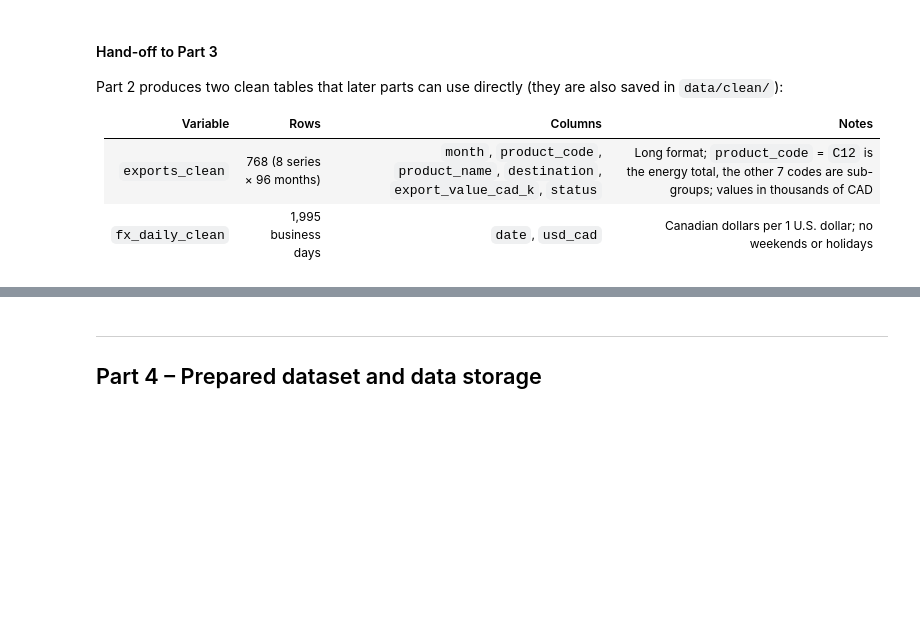
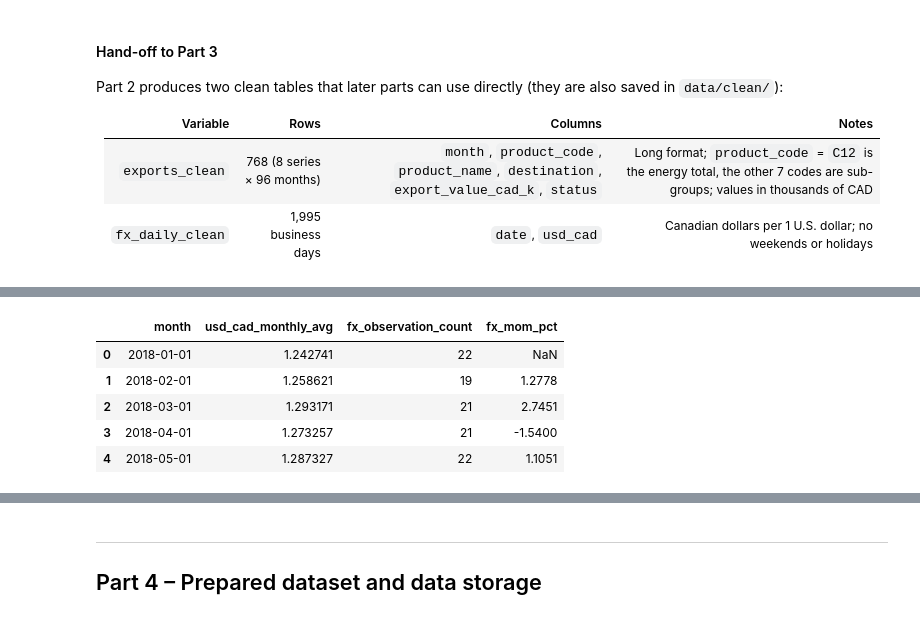
Before and after one commit to Lingliliee/Milestone-2, a Jupyter notebook: notebooks/milestone2_pipeline.ipynb, the cells around one changed output, grey strips where cells are left out. Cells and saved outputs as stored; diff of their text form; code cells hidden in the pictures; blank space fills up the shorter version.

Commit message:
Complete Part 3 data transformation and integration

```diff
--- a/notebooks/milestone2_pipeline.ipynb
+++ b/notebooks/milestone2_pipeline.ipynb
@@ -547,0 +563,16 @@ _Add your code below. Inputs: `exports_clean` and `fx_daily_clean` from Part 2._
+# %%
+from pathlib import Path
+import pandas as pd
+
+# Use the clean tables and settings already created by Part 2.
+p3_exports = exports_clean.copy()
+p3_fx = fx_daily_clean.copy()
+expected_months = pd.date_range(START_MONTH + '-01', END_MONTH + '-01', freq='MS')
+p3_keys = ['month', 'product_code', 'destination']
+p3_exports = p3_exports.sort_values(['product_code', 'destination', 'month']).reset_index(drop=True)
+
+# A missing or duplicate month would make shift(1) or shift(12) compare the wrong rows.
+for series_key, series in p3_exports.groupby(['product_code', 'destination']):
+    assert pd.DatetimeIndex(series['month']).equals(expected_months), f'Check monthly coverage: {series_key}'
+
+print(f"Inputs: {len(p3_exports):,} export rows; {len(p3_fx):,} daily FX observations.")
@@ -547,0 +588,17 @@ _Add your code below. Inputs: `exports_clean` and `fx_daily_clean` from Part 2._
+# %%
+p3_fx['month'] = p3_fx['date'].dt.to_period('M').dt.to_timestamp()
+fx_monthly = p3_fx.groupby('month', as_index=False).agg(
+    usd_cad_monthly_avg=('usd_cad', 'mean'),
+    fx_observation_count=('usd_cad', 'count')
+)
+fx_monthly = fx_monthly.sort_values('month').reset_index(drop=True)
+assert pd.DatetimeIndex(fx_monthly['month']).equals(expected_months), 'Check missing or unexpected FX months.'
+fx_monthly['fx_mom_pct'] = fx_monthly['usd_cad_monthly_avg'].pct_change(fill_method=None) * 100
+display(fx_monthly.head().round({'usd_cad_monthly_avg': 6, 'fx_mom_pct': 4}))
+# %% [output]
+|  | month | usd_cad_monthly_avg | fx_observation_count | fx_mom_pct |
+| 0 | 2018-01-01 | 1.242741 | 22 | NaN |
+| 1 | 2018-02-01 | 1.258621 | 19 | 1.2778 |
+| 2 | 2018-03-01 | 1.293171 | 21 | 2.7451 |
+| 3 | 2018-04-01 | 1.273257 | 21 | -1.5400 |
+| 4 | 2018-05-01 | 1.287327 | 22 | 1.1051 |
```
Also changed, not shown: parts of 14 cells of this notebook, 4 other files.
